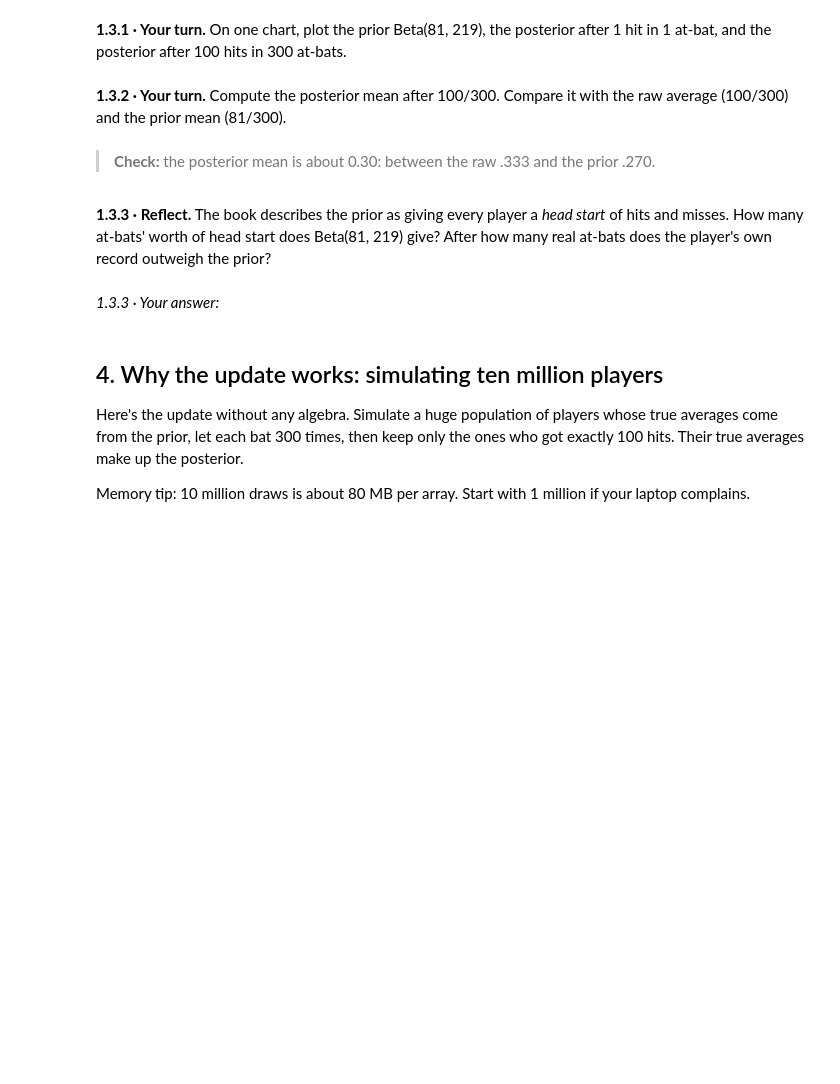
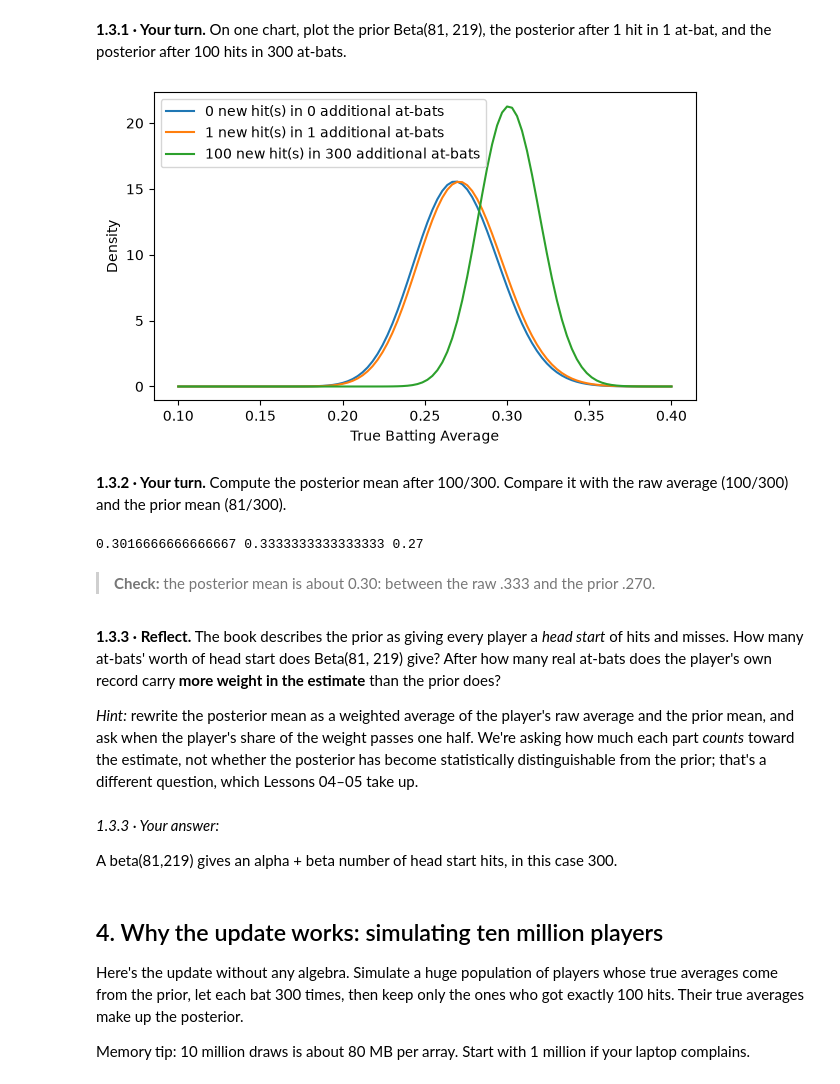
Before and after one commit to jliu771/BayesBaseballCardsandComputers, a Jupyter notebook: empirical_bayes/01_beta_distribution_JLanswers.ipynb, the cells around one changed output. Drawn from its saved outputs; the diff is of its cells as text; code cells hidden in the pictures; blank space fills up the shorter version.

Commit message:
Improved wording in questions in nb01 to be more specific. Changed phrasing in all notebooks regarding card collecting questions to be more accessible. Remove any reference to ENVIRONMENTAL_NOTES.md

```diff
--- a/empirical_bayes/01_beta_distribution_JLanswers.ipynb
+++ b/empirical_bayes/01_beta_distribution_JLanswers.ipynb
@@ -123,16 +129,39 @@ That is the whole update: add hits to $\alpha$ and misses to $\beta$.
 **1.3.1 · Your turn.** On one chart, plot the prior Beta(81, 219), the posterior after 1 hit in 1 at-bat, and the posterior after 100 hits in 300 at-bats.
 # %%
 # 1.3.1 · Your code here
+x = np.linspace(0.1, 0.4, 100)
+bats = [(0,0), (1, 1), (100, 300)]
+
+for bat in bats:
+    (a, b) = bat
+    hits = a
+    misses = b-a
+    y = stats.beta(81+hits, 219+misses).pdf(x)
+    plt.plot (x, y, label = f"{a} new hit(s) in {b} additional at-bats")
+# Add labels and title
+plt.xlabel('True Batting Average')
+plt.ylabel('Density')
+plt.legend()
+plt.show()
+# %% [output]
+[figure, added]
 # %% [markdown]
 **1.3.2 · Your turn.** Compute the posterior mean after 100/300. Compare it with the raw average (100/300) and the prior mean (81/300).
 # %%
-# 1.3.2 · Your code here
+mean100300 = (81+100) / (81 + 219 + 300)
+print(mean100300, 100/300, 81/300)
+# %% [output]
+0.3016666666666667 0.3333333333333333 0.27
 # %% [markdown]
 > **Check:** the posterior mean is about 0.30: between the raw .333 and the prior .270.
 # %% [markdown]
-**1.3.3 · Reflect.** The book describes the prior as giving every player a *head start* of hits and misses. How many at-bats' worth of head start does Beta(81, 219) give? After how many real at-bats does the player's own record outweigh the prior?
+**1.3.3 · Reflect.** The book describes the prior as giving every player a *head start* of hits and misses. How many at-bats' worth of head start does Beta(81, 219) give? After how many real at-bats does the player's own record carry **more weight in the estimate** than the prior does?
+
+*Hint:* rewrite the posterior mean as a weighted average of the player's raw average and the prior mean, and ask when the player's share of the weight passes one half. We're asking how much each part *counts* toward the estimate, not whether the posterior has become statistically distinguishable from the prior; that's a different question, which Lessons 04–05 take up.
 # %% [markdown]
 *1.3.3 · Your answer:*
+
+A beta(81,219) gives an alpha + beta number of head start hits, in this case 300.
 # %% [markdown]
 ## 4. Why the update works: simulating ten million players
 
```
Also changed, not shown: parts of 14 cells of this notebook, 17 other files.
